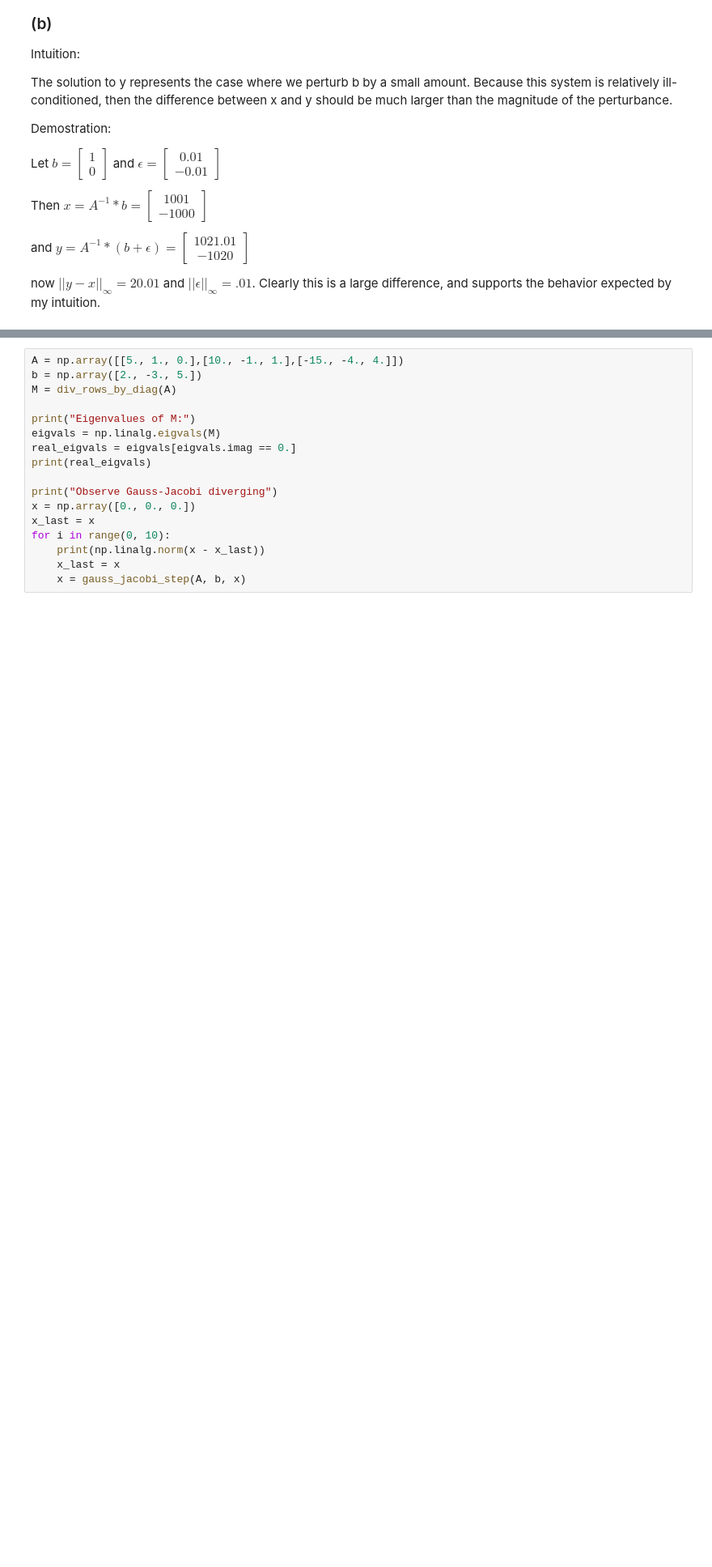
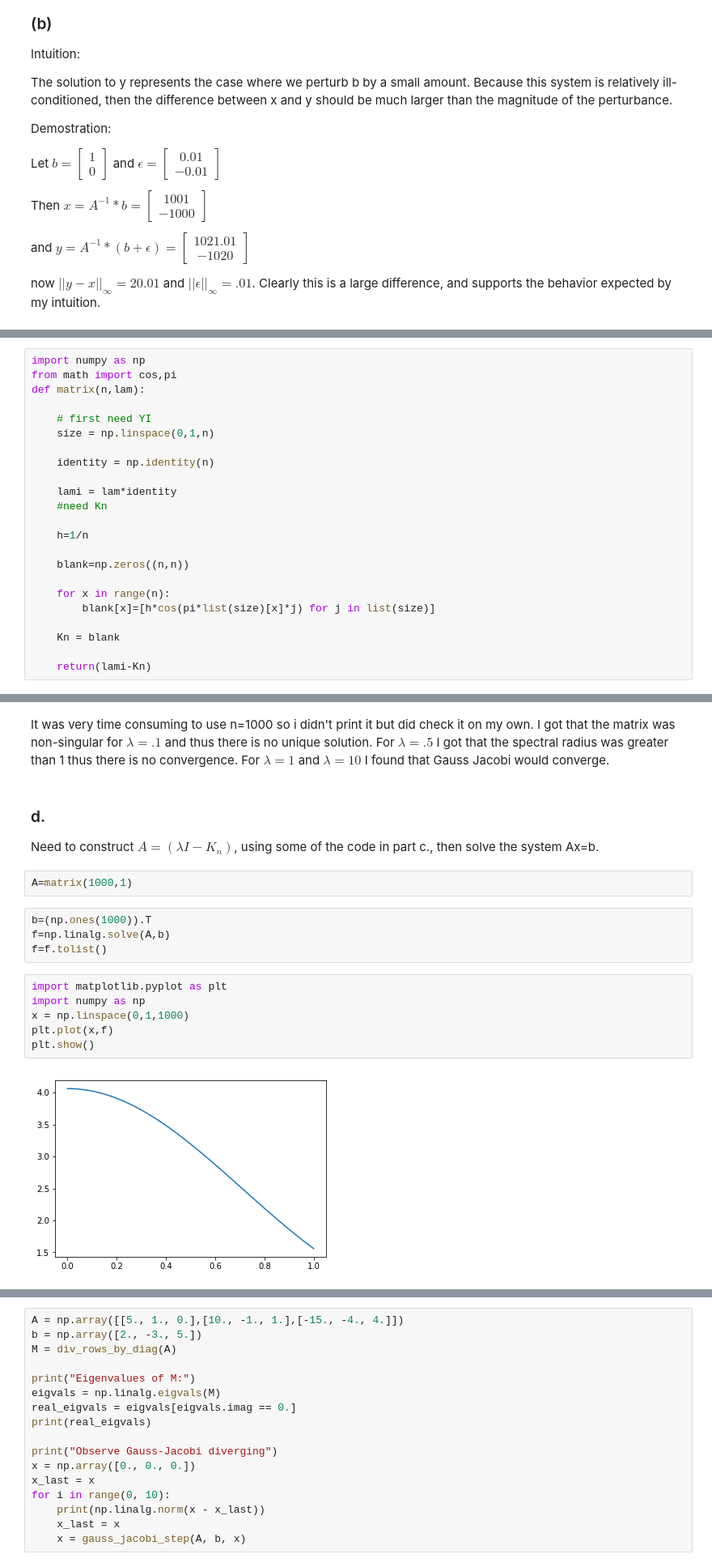
Before and after one commit to waltershearon/Math5600, a Jupyter notebook: HW #3.ipynb, the cells around one changed output, grey strips where cells are left out. Shown at 81% size. Cells and saved outputs as stored; diff of their text form; blank space fills up the shorter version.

```diff
--- a/HW #3.ipynb
+++ b/HW #3.ipynb
@@ -208,0 +246,23 @@ now $||y-x||_{\infty} = 20.01$ and $||\epsilon||_{\infty} = .01$. Clearly this i
+# %%
+import numpy as np
+from math import cos,pi
+def matrix(n,lam):
+
+    # first need YI
+    size = np.linspace(0,1,n)
+
+    identity = np.identity(n)
+
+    lami = lam*identity
+    #need Kn
+
+    h=1/n
+
+    blank=np.zeros((n,n))
+
+    for x in range(n):
+        blank[x]=[h*cos(pi*list(size)[x]*j) for j in list(size)]
+
+    Kn = blank
+
+    return(lami-Kn)
@@ -209,3 +311,22 @@ now $||y-x||_{\infty} = 20.01$ and $||\epsilon||_{\infty} = .01$. Clearly this i
+# %% [markdown]
+It was very time consuming to use n=1000 so i didn't print it but did check it on my own. I got that the matrix was non-singular for $\lambda = .1$ and thus there is no unique solution. For $\lambda = .5$ I got that the spectral radius was greater than 1 thus there is no convergence. For $\lambda = 1$ and $\lambda = 10$ I found that Gauss Jacobi would converge.
+# %% [markdown]
+### d.
+Need to construct $A=( \lambda I - K_n )$, using some of the code in part c., then solve the system Ax=b.
+# %%
+A=matrix(1000,1)
+# %%
+b=(np.ones(1000)).T
+f=np.linalg.solve(A,b)
+f=f.tolist()
+# %%
+import matplotlib.pyplot as plt
+import numpy as np
+x = np.linspace(0,1,1000)
+plt.plot(x,f)
+plt.show()
+# %% [output]
+[figure, added]
 # %% [markdown]
 ## 4. From Divergence to Convergence for Iterative Methods
 
```
Also changed, not shown: parts of 8 cells of this notebook.
